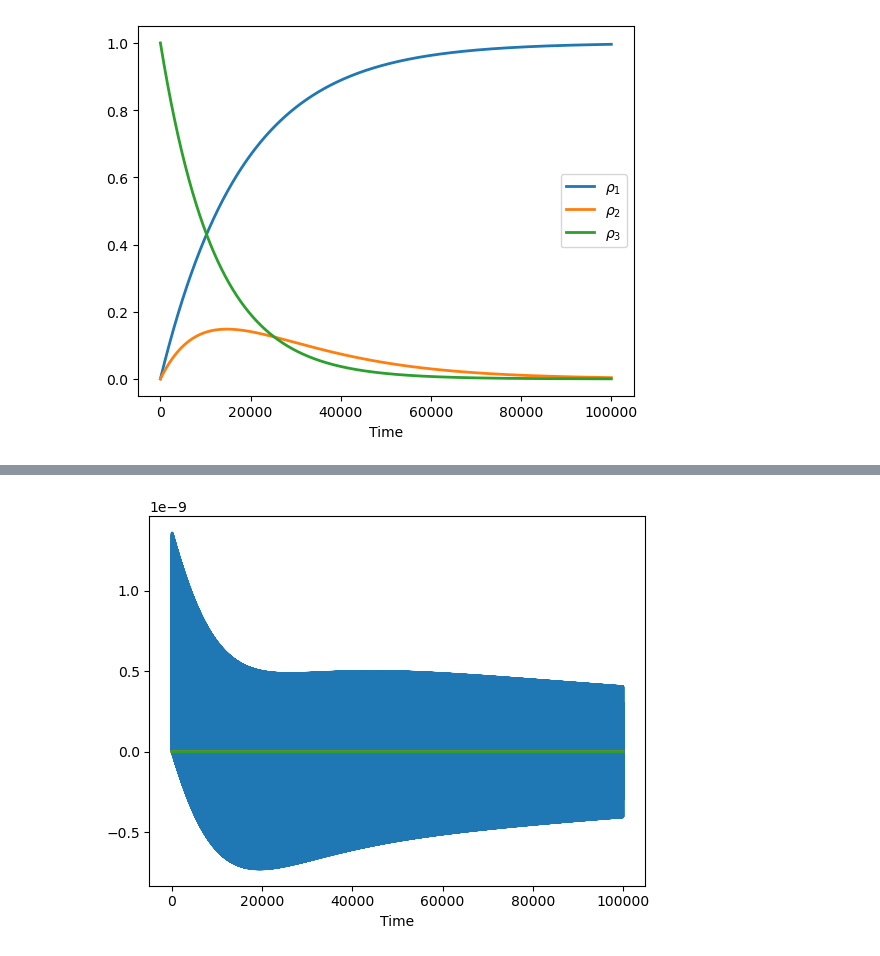
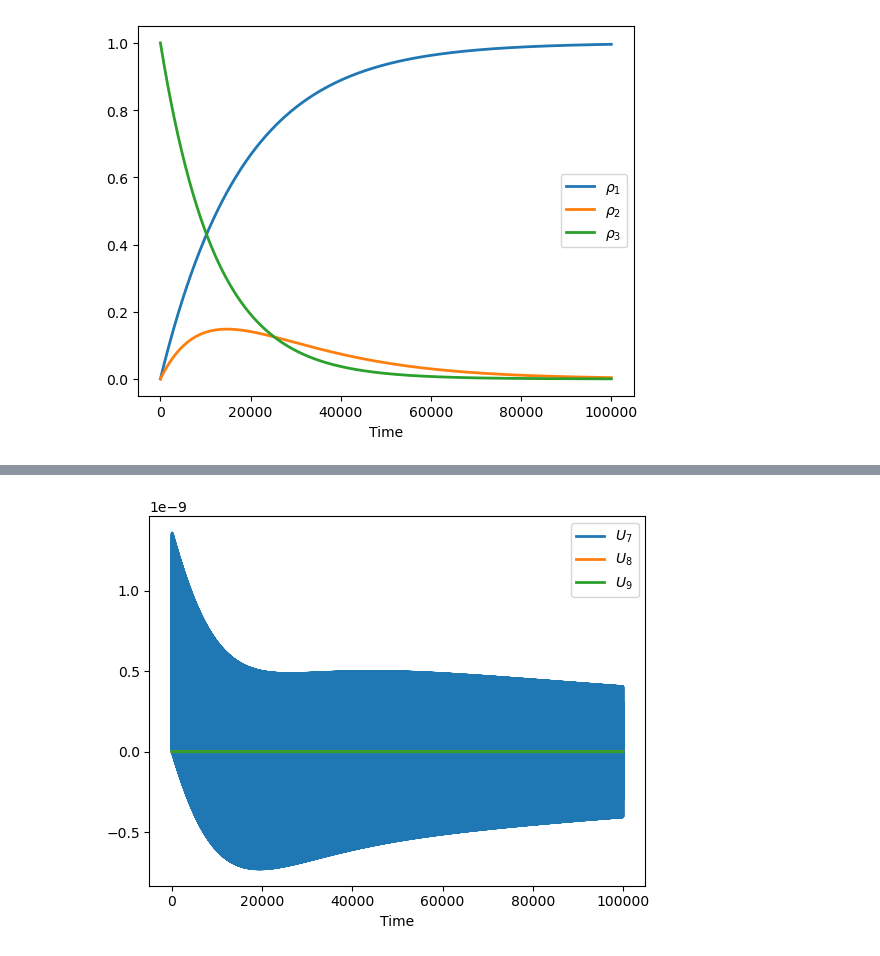
Before and after one commit to kolekeita/Project_article_Okaingny, a Jupyter notebook: Codes/Code1.ipynb, the cells around one changed output, grey strips where cells are left out. Saved outputs shown, nothing was run; the diff lists cells and outputs as text; code cells hidden in the pictures.

```diff
--- a/Codes/Untitled.ipynb
+++ b/Codes/Code1.ipynb
@@ -229,10 +210,10 @@ plt.show()
 # %%
 plt.figure()
-plt.plot(SOL[6,:],lw=2)
-plt.plot(SOL[7,:],lw=2)
-plt.plot(SOL[8,:],lw=2)
-#plt.legend()
+plt.plot(SOL[6,:],lw=2,label=r'$U_7$')
+plt.plot(SOL[7,:],lw=2,label=r'$U_8$')
+plt.plot(SOL[8,:],lw=2,label=r'$U_9$')
+plt.legend()
 plt.xlabel('Time')
 plt.show()
 # %% [output]
-[figure, old version]
+[figure, new version]
```
Also changed, not shown: parts of 4 cells of this notebook.
